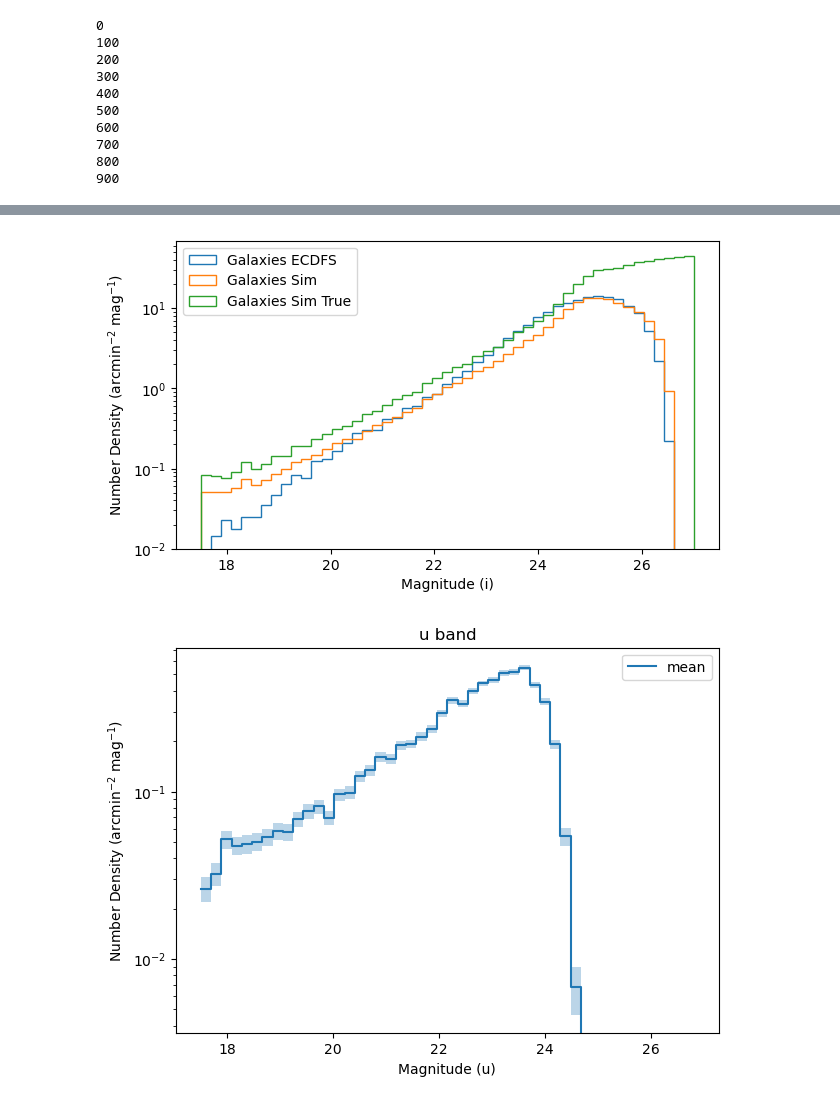
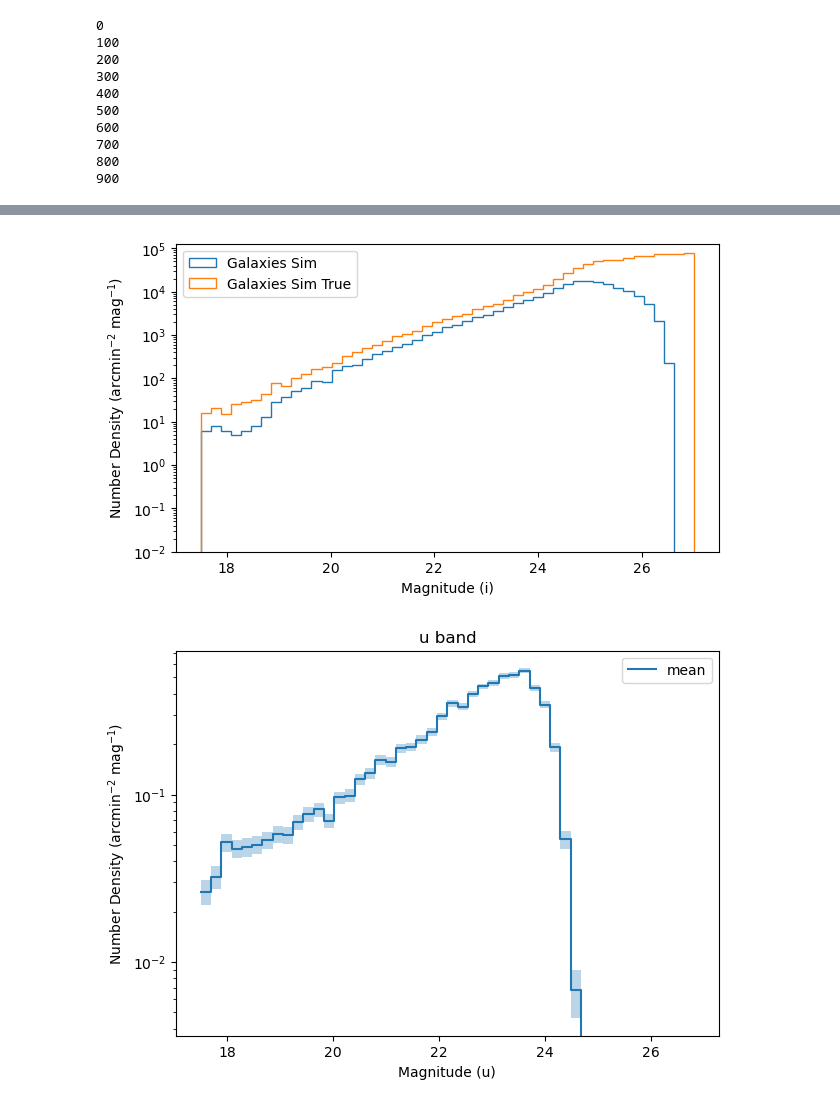
Before and after one commit to philipladuca24/LSST-SimCatVal, a Jupyter notebook: LSST-SimCatVal/full_run_plots.ipynb, the cells around one changed output, grey strips where cells are left out. Cells and saved outputs as stored; diff of their text form; code cells hidden in the pictures.

```diff
--- a/LSST-SimCatVal/full_run_plots.ipynb
+++ b/LSST-SimCatVal/full_run_plots.ipynb
@@ -159,8 +159,10 @@ true_cats = {
 with open(f'/hildafs/home/pladuca/main/lsst-sim-package/LSST-SimCatVal/LSST-SimCatVal/outputs/true_cat_v4.pkl', "wb") as f:
     pickle.dump(true_cats, f)
 # %%
-# with open(f'/hildafs/home/pladuca/main/lsst-sim-package/LSST-SimCatVal/LSST-SimCatVal/full_cat.pkl', "rb") as f:
-#     full_cats = pickle.load(f)
+with open(f'/hildafs/home/pladuca/main/lsst-sim-package/LSST-SimCatVal/LSST-SimCatVal/outputs/full_cat_v4.pkl', "rb") as f:
+    full_cats = pickle.load(f)
+with open(f'/hildafs/home/pladuca/main/lsst-sim-package/LSST-SimCatVal/LSST-SimCatVal/outputs/true_cat_v4.pkl', "rb") as f:
+    true_cats = pickle.load(f)
 # %%
 b = 'g'
 temp = full_cats[b]
@@ -228,5 +238,5 @@ plt.show()
 # %%
-gals = temp[(size >= 3.55)]
+gals = temp[(size >= up)]
 size_bins = np.linspace(2,7.5,50)
 # gal_size = np.sqrt(gals['base_SdssShape_xx'] + gals['base_SdssShape_yy'])
 gal_size = (gals['base_SdssShape_xx']*gals['base_SdssShape_yy'] - gals['base_SdssShape_xy']**2)**0.25
@@ -253,30 +263,42 @@ plt.show()
 with open(f'/hildafs/home/pladuca/main/lsst-sim-package/LSST-SimCatVal/LSST-SimCatVal/dp1_mags_{b}_full.pickle', 'rb') as f:
     dp1 = pickle.load(f)
 # %%
-temp_cut = temp[size >= 3.25]
+gal_meas = gals[(gals['base_PsfFlux_instFlux']/gals['base_PsfFlux_instFluxErr'] >= 10)]
+gal_meas = gal_meas[(gal_meas['deblend_nChild'] == 0) &
+    (gal_meas['base_SdssShape_flag'] == False) &
+    (gal_meas['modelfit_CModel_instFlux'] >= 0) &
+    (gal_meas['modelfit_CModel_flag'] == False) &
+    (gal_meas['ext_gaap_GaapFlux_1_15x_Optimal_instFlux'] >= 0) &
+    (gal_meas['base_SdssCentroid_flag'] == False) &
+    (gal_meas['ext_gaap_GaapFlux_flag'] == False) &
+    (gal_meas['base_ClassificationSizeExtendedness_flag'] == False)]
+gal_true = true_cats[b][true_cats[b]['ob_type'] == 'galaxy']
 count = max(full_cats[b]['obs_ind']) + 1
 area = count* (900 * 0.2/60) **2
 
 mag_bins = np.linspace(17.5, 27, 50)
 bin_size = mag_bins[1] - mag_bins[0]
 fig, ax = plt.subplots(1,figsize=(7,4))
 
-cut_sim_mag = -2.5 * np.log10(temp_cut['modelfit_CModel_instFlux']) + 31.4
+cut_sim_mag = -2.5 * np.log10(gal_meas['modelfit_CModel_instFlux']) + 31.4
 sim_weight = np.full_like(cut_sim_mag, 1/(area*bin_size))
-true_mag = -2.5* np.log10(true_cats[b]['flux']) + 31.4
+
+true_mag = -2.5* np.log10(gal_true['flux']) + 31.4
 true_weight = np.full_like(true_mag, 1/(area*bin_size))
 
-ghist_dp1, bins, _ =ax.hist(dp1['mag'], dp1['bins'], weights=dp1['weights'], histtype="step",label="Galaxies ECDFS")
-ghist_sim, bins, _ =ax.hist(cut_sim_mag, mag_bins, weights=sim_weight, histtype="step",label='Galaxies Sim')
-ghist_sim, bins, _ =ax.hist(true_mag, mag_bins, weights=true_weight, histtype="step",label='Galaxies Sim True')
+# ghist_dp1, bins, _ =ax.hist(dp1['mag'], dp1['bins'], weights=dp1['weights'], histtype="step",label="Galaxies ECDFS")
+# ghist_sim, bins, _ =ax.hist(cut_sim_mag, mag_bins, weights=sim_weight, histtype="step",label='Galaxies Sim')
+# ghist_sim, bins, _ =ax.hist(true_mag, mag_bins, weights=true_weight, histtype="step",label='Galaxies Sim True')
+ghist_sim, bins, _ =ax.hist(cut_sim_mag, mag_bins, histtype="step",label='Galaxies Sim')
+ghist_sim, bins, _ =ax.hist(true_mag, mag_bins, histtype="step",label='Galaxies Sim True')
 ax.set_xlabel("Magnitude (i)")
 ax.set_ylabel("Number Density (arcmin$^{-2}$ mag$^{-1}$)")
 ax.set_yscale('log')
 ax.legend()
 ax.set_ylim(10e-3)
 plt.show()
 # %% [output]
-[figure, old version]
+[figure, new version]
 # %%
 ## bootstrap error
 count = max(full_cats[b]['obs_ind'])
```
Also changed, not shown: parts of 6 cells of this notebook, 2 other files.
